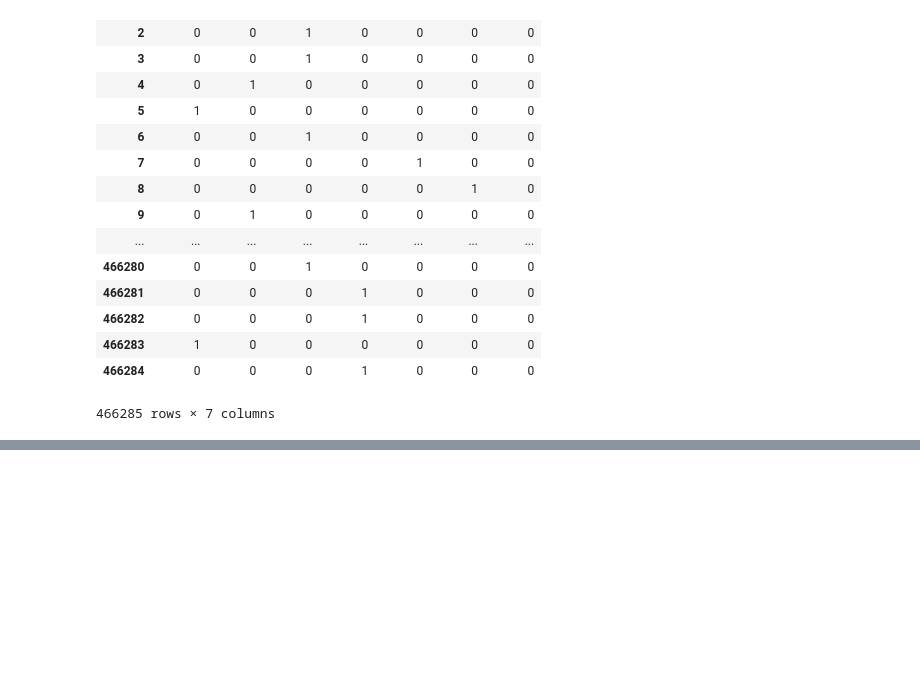
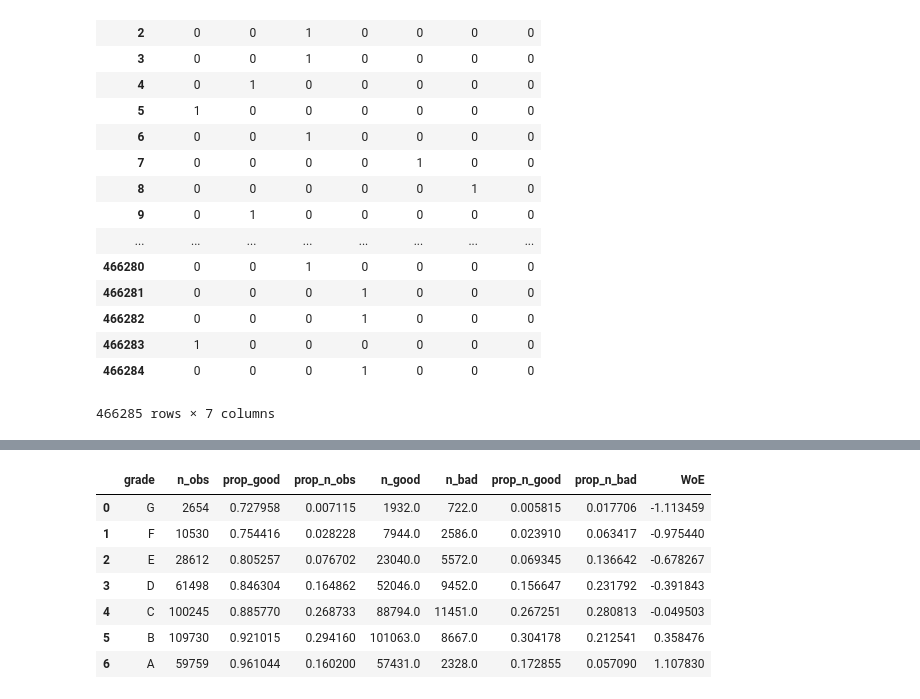
Before and after one commit to baillez/credit-risk-modelling, a Jupyter notebook: credit_risk_modelling.ipynb, the cells around one changed output, grey strips where cells are left out. Drawn from its saved outputs; the diff is of its cells as text; code cells hidden in the pictures; blank space fills up the shorter version.

```diff
--- a/credit_risk_modelling.ipynb
+++ b/credit_risk_modelling.ipynb
@@ -107,0 +162,3 @@ loan_data['emp_length_int'].fillna(0, inplace=True)
+# %%
+df1 = df1.iloc[:, [0, 1, 3]]
+df1.columns
@@ -107,0 +188,15 @@ loan_data['emp_length_int'].fillna(0, inplace=True)
+# %%
+df1['WoE'] = np.log(df1['prop_n_good'] / df1['prop_n_bad'])
+df1 = df1.sort_values(['WoE'])
+df1 = df1.reset_index(drop = True)
+df1
+#WoE is log(%good/%bad)
+# %% [output]
+|  | grade | n_obs | prop_good | prop_n_obs | n_good | n_bad | prop_n_good | prop_n_bad | WoE |
+| 0 | G | 2654 | 0.727958 | 0.007115 | 1932.0 | 722.0 | 0.005815 | 0.017706 | -1.113459 |
+| 1 | F | 10530 | 0.754416 | 0.028228 | 7944.0 | 2586.0 | 0.023910 | 0.063417 | -0.975440 |
+| 2 | E | 28612 | 0.805257 | 0.076702 | 23040.0 | 5572.0 | 0.069345 | 0.136642 | -0.678267 |
+| 3 | D | 61498 | 0.846304 | 0.164862 | 52046.0 | 9452.0 | 0.156647 | 0.231792 | -0.391843 |
+| 4 | C | 100245 | 0.885770 | 0.268733 | 88794.0 | 11451.0 | 0.267251 | 0.280813 | -0.049503 |
+| 5 | B | 109730 | 0.921015 | 0.294160 | 101063.0 | 8667.0 | 0.304178 | 0.212541 | 0.358476 |
+| 6 | A | 59759 | 0.961044 | 0.160200 | 57431.0 | 2328.0 | 0.172855 | 0.057090 | 1.107830 |
```
Also changed, not shown: parts of 14 cells of this notebook.
